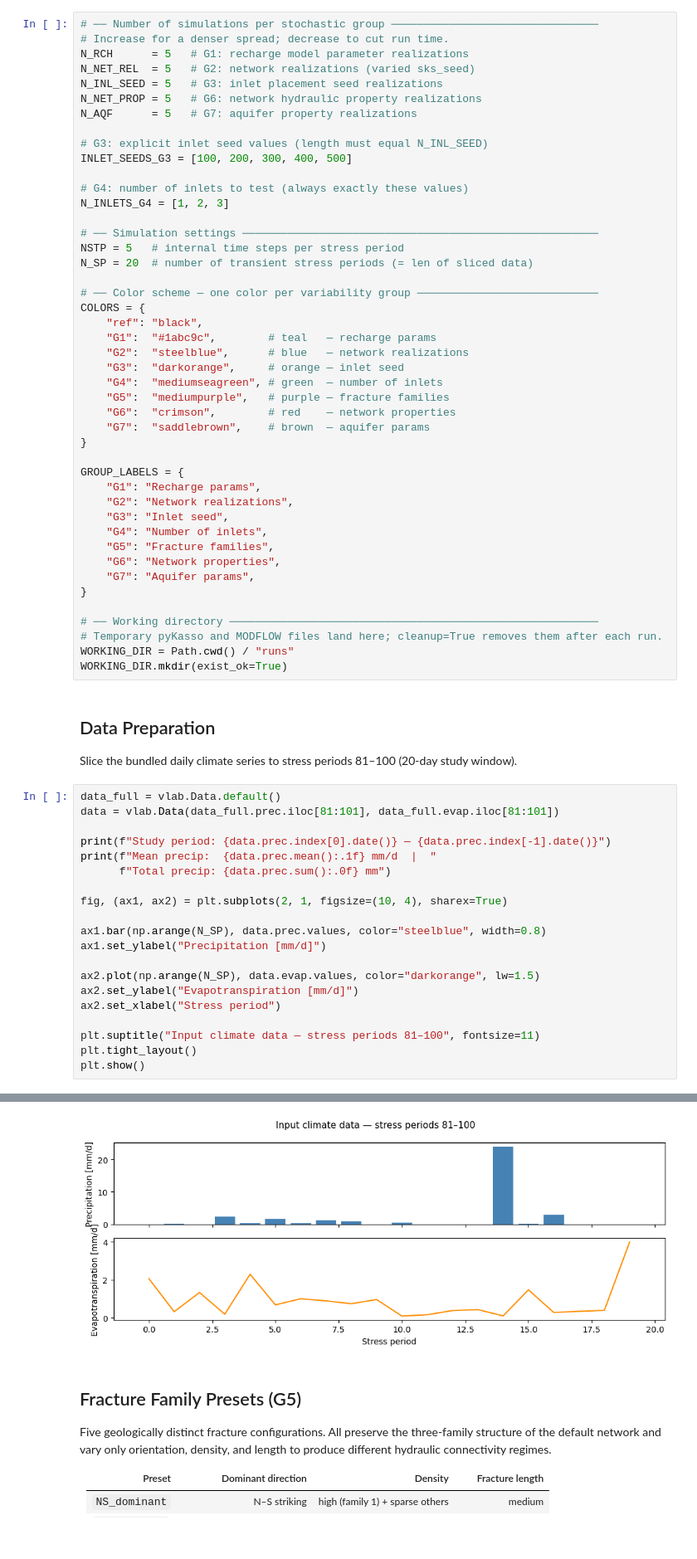
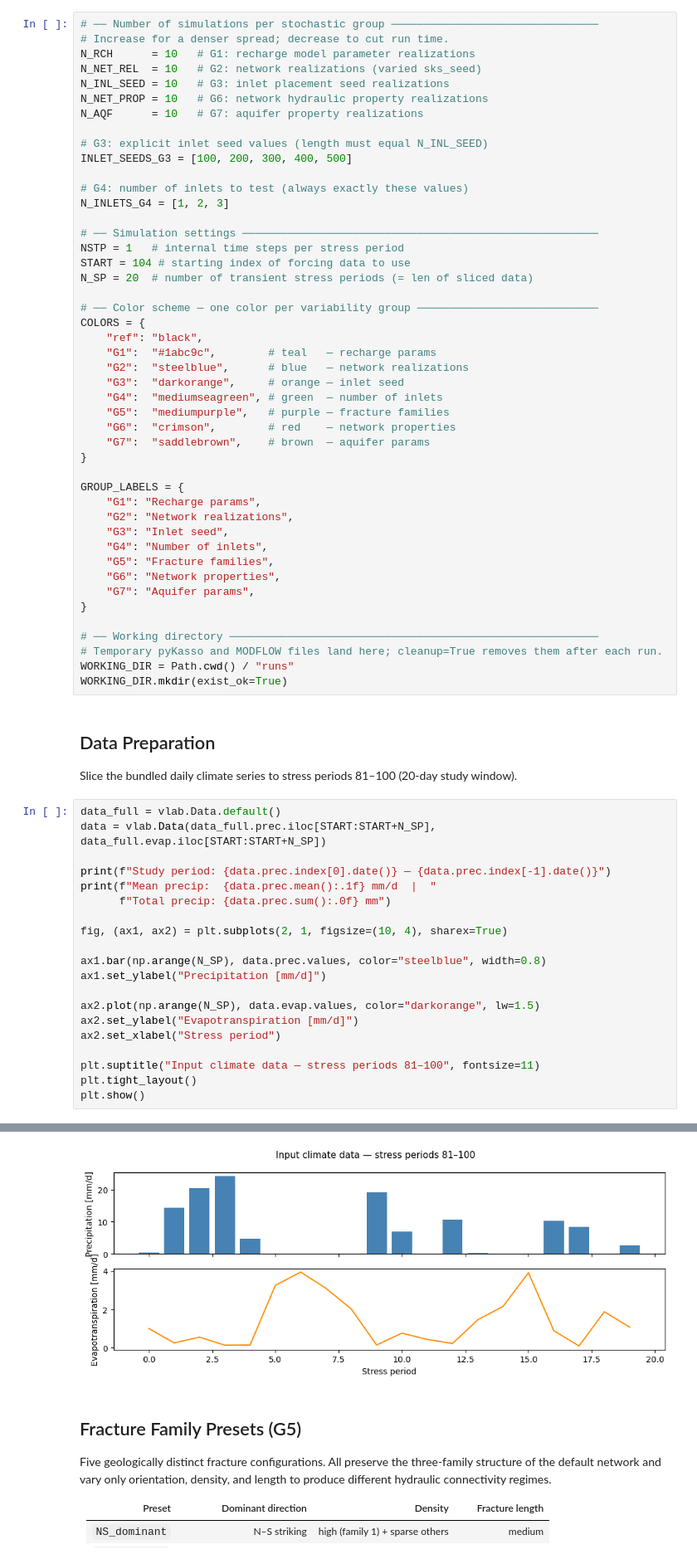
Before and after one commit to iGW-TU-Dresden/CFPy, a Jupyter notebook: vlab/examples/VLAB_05.ipynb, the cells around one changed output, grey strips where cells are left out. Shown at 83% size. Drawn from its saved outputs; the diff is of its cells as text.

```diff
--- a/vlab/examples/VLAB_05.ipynb
+++ b/vlab/examples/VLAB_05.ipynb
@@ -32,11 +32,11 @@ from pathlib import Path
 # %%
 # ── Number of simulations per stochastic group ────────────────────────────────
 # Increase for a denser spread; decrease to cut run time.
-N_RCH      = 5   # G1: recharge model parameter realizations
-N_NET_REL  = 5   # G2: network realizations (varied sks_seed)
-N_INL_SEED = 5   # G3: inlet placement seed realizations
-N_NET_PROP = 5   # G6: network hydraulic property realizations
-N_AQF      = 5   # G7: aquifer property realizations
+N_RCH      = 10   # G1: recharge model parameter realizations
+N_NET_REL  = 10   # G2: network realizations (varied sks_seed)
+N_INL_SEED = 10   # G3: inlet placement seed realizations
+N_NET_PROP = 10   # G6: network hydraulic property realizations
+N_AQF      = 10   # G7: aquifer property realizations
 
 # G3: explicit inlet seed values (length must equal N_INL_SEED)
 INLET_SEEDS_G3 = [100, 200, 300, 400, 500]
@@ -45,7 +45,8 @@ INLET_SEEDS_G3 = [100, 200, 300, 400, 500]
 N_INLETS_G4 = [1, 2, 3]
 
 # ── Simulation settings ───────────────────────────────────────────────────────
-NSTP = 5   # internal time steps per stress period
+NSTP = 1   # internal time steps per stress period
+START = 104 # starting index of forcing data to use
 N_SP = 20  # number of transient stress periods (= len of sliced data)
 
 # ── Color scheme — one color per variability group ────────────────────────────
@@ -80,7 +81,7 @@ WORKING_DIR.mkdir(exist_ok=True)
 Slice the bundled daily climate series to stress periods 81–100 (20-day study window).
 # %%
 data_full = vlab.Data.default()
-data = vlab.Data(data_full.prec.iloc[81:101], data_full.evap.iloc[81:101])
+data = vlab.Data(data_full.prec.iloc[START:START+N_SP], data_full.evap.iloc[START:START+N_SP])
 
 print(f"Study period: {data.prec.index[0].date()} — {data.prec.index[-1].date()}")
 print(f"Mean precip:  {data.prec.mean():.1f} mm/d  |  "
@@ -104,4 +105,4 @@ Mean precip:  1.7 mm/d  |  Total precip: 34 mm
-[figure, old version]
+[figure, new version]
 # %% [markdown]
 ## Fracture Family Presets (G5)
 
```
Also changed, not shown: parts of 4 cells of this notebook.
